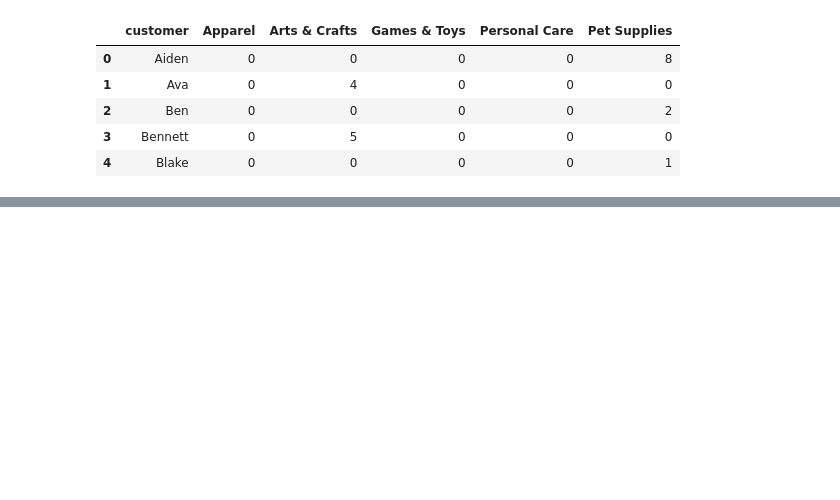
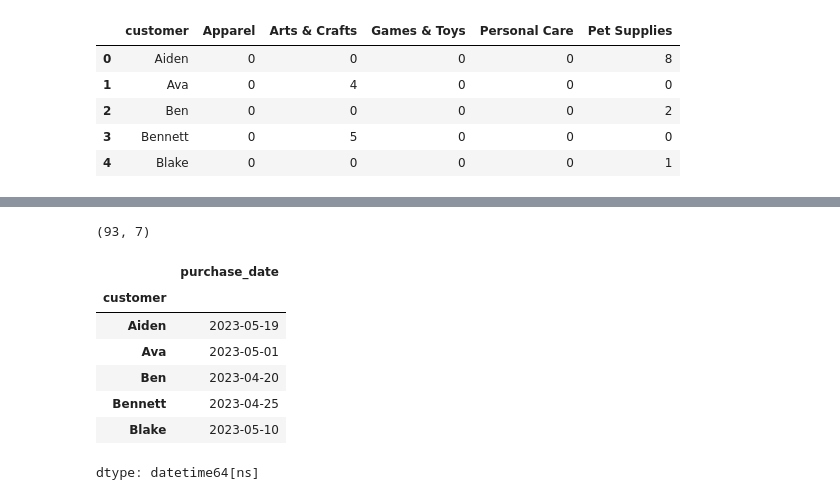
Before and after one commit to sairaawahid/Data-Science-in-Python-Data-Prep-and-EDA, a Jupyter notebook: 5. Preparing for Modeling/Preparing_for_modeling.ipynb, the cells around one changed output, grey strips where cells are left out. Drawn from its saved outputs; the diff is of its cells as text; code cells hidden in the pictures; blank space fills up the shorter version.

```diff
--- a/5. Preparing for Modeling/Preparing_for_modeling.ipynb
+++ b/5. Preparing for Modeling/Preparing_for_modeling.ipynb
@@ -585,0 +616,4 @@ model_df.head()
+# %%
+df_april_may.shape
+# %% [output]
+(93, 7)
@@ -585,0 +622,13 @@ model_df.head()
+# %%
+# Find the last purchase date
+last_purchase = df_april_may.groupby('customer')['purchase_date'].max()
+last_purchase.head()
+# %% [output]
+|  | purchase_date |
+| customer |  |
+| Aiden | 2023-05-19 |
+| Ava | 2023-05-01 |
+| Ben | 2023-04-20 |
+| Bennett | 2023-04-25 |
+| Blake | 2023-05-10 |
+dtype: datetime64[ns]
```
Also changed, not shown: parts of 10 cells of this notebook.
